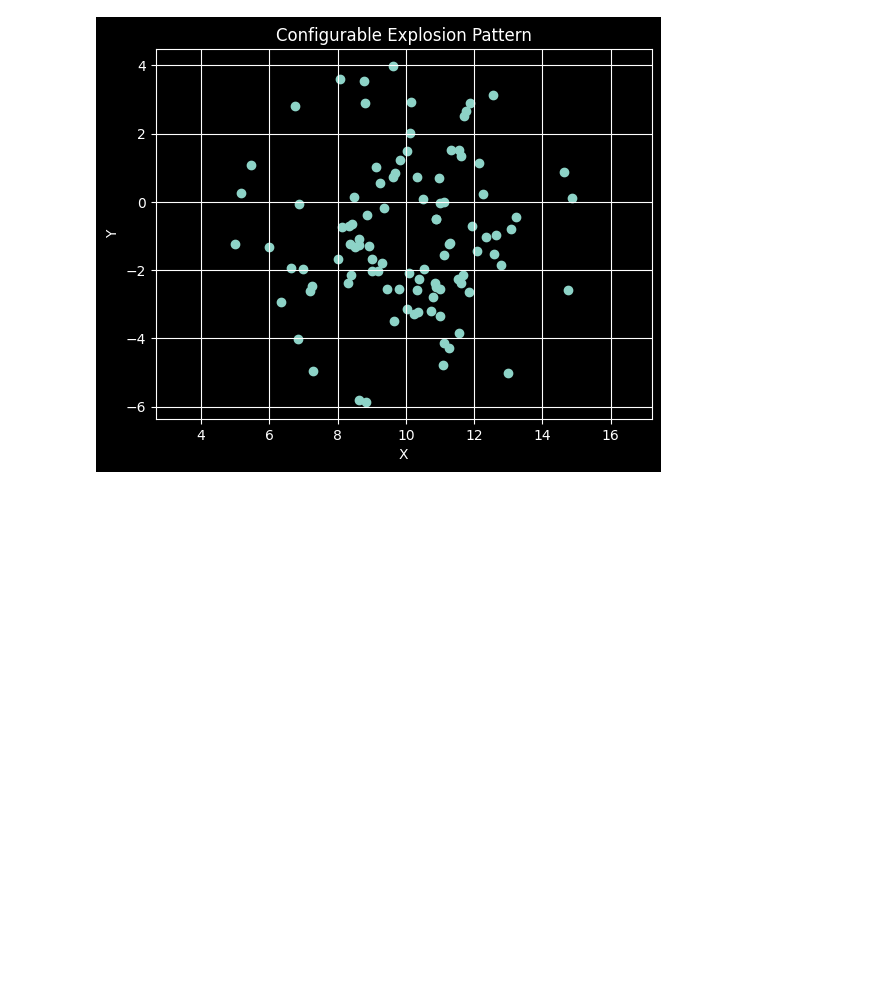
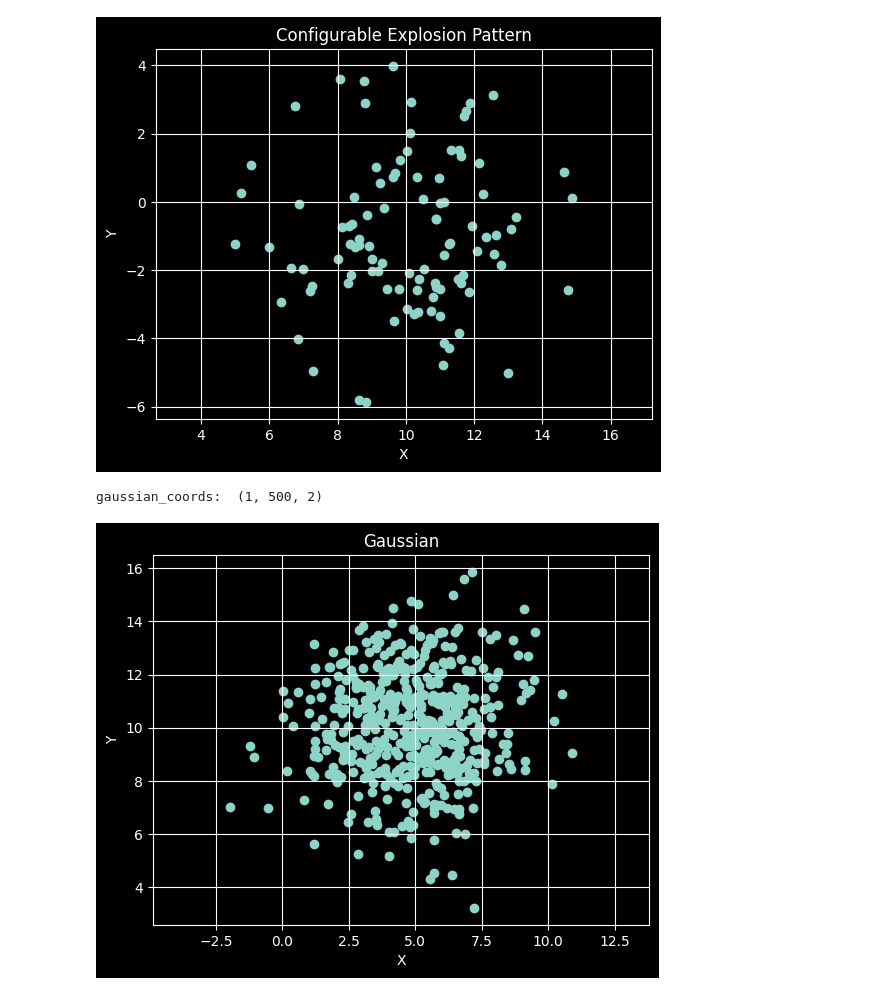
Before and after one commit to Thinklab-SJTU/PredictiveCO-Benchmark, a Jupyter notebook: visual/data/TSP-generate.ipynb, the cells around one changed output. Cells and saved outputs as stored; diff of their text form; code cells hidden in the pictures; blank space fills up the shorter version.

```diff
--- a/visual/data/TSP-generate.ipynb
+++ b/visual/data/TSP-generate.ipynb
@@ -687,3 +720,26 @@ plt.grid(True)
 plt.show()
 # %% [output]
 [figure]
+# %%
+kwargs = {"mean_x": 50, "mean_y":10, "gaussian_std": 6}
+gaussian_coords = generate_gaussian(
+            batch_size=1,
+            n_nodes=500,
+            mean_x=kwargs["mean_x"],
+            mean_y=kwargs["mean_y"],
+            std=kwargs["gaussian_std"],
+        )
+print("gaussian_coords: ", gaussian_coords.shape)
+x = gaussian_coords[0,:,0]
+y = gaussian_coords[0,:,1]
+# Plotting the points to visualize the 'explosion' pattern with a central void
+plt.scatter(x, y)
+plt.xlabel('X')
+plt.ylabel('Y')
+plt.title('Gaussian')
+plt.axis('equal')  # Equal scaling of the axes
+plt.grid(True)
+plt.show()
+# %% [output]
+gaussian_coords:  (1, 500, 2)
+[figure, added]
```
Also changed, not shown: parts of 5 cells of this notebook, 1 other file.
